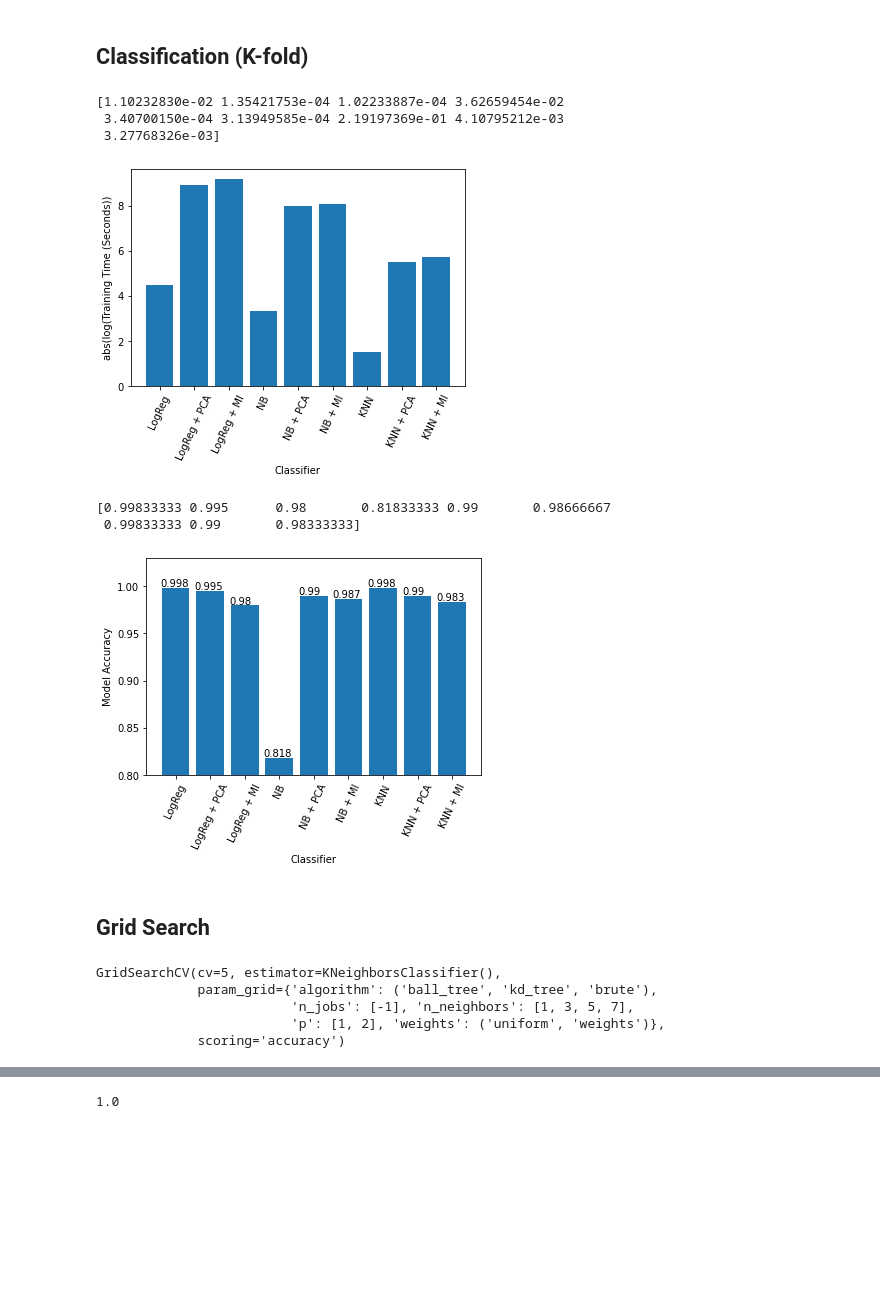
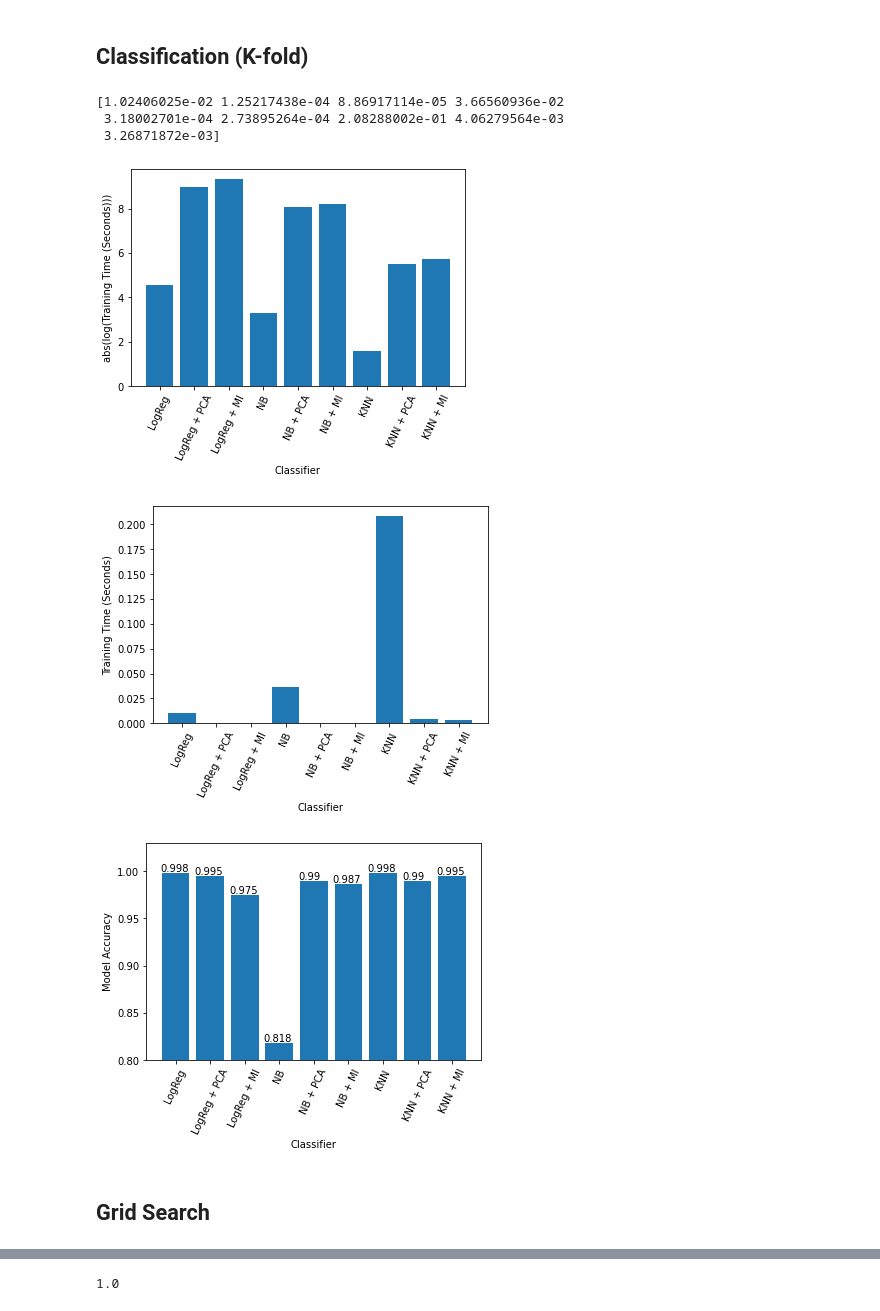
Before and after one commit to alina-dima/PR-for-AI, a Jupyter notebook: Assignment 2/Genes/genes.ipynb, the cells around one changed output, grey strips where cells are left out. Drawn from its saved outputs; the diff is of its cells as text; code cells hidden in the pictures; blank space fills up the shorter version.

Commit message:
new graphs

```diff
--- a/Assignment 2/Genes/genes.ipynb
+++ b/Assignment 2/Genes/genes.ipynb
@@ -229,8 +229,11 @@ pca_n_comp_knn = comps[4]
 # %% [markdown]
 ### Mutual Information
 # %%
+def own_mutual_info_classif(X, y):
+    return mutual_info_classif(X, y, random_state=RANDOM_STATE)
+
 def rank_features(x, y):
-    selector = SelectKBest(mutual_info_classif, k="all")
+    selector = SelectKBest(own_mutual_info_classif, k="all")
     selector.fit(x, y)
     feature_importance = np.flip(np.argsort(selector.scores_))
     return feature_importance
@@ -301,5 +304,5 @@ plt.show()
 # %%
-mi_feat_logreg = num_feats[0]
+mi_feat_logreg = num_feats[1]
 mi_feat_nb = num_feats[2]
 mi_feat_knn = num_feats[4]
 # %%
@@ -375,14 +378,14 @@ def cross_val(model, x, y, data_manip=None, normalizer=None, splits=5, metrics=[
 # %%
 results = {}
 
-test_models = [("LogReg", LogisticRegression(), pca_n_comp_logreg, mi_feat_logreg, None),
+test_models = [("LogReg", LogisticRegression(random_state=RANDOM_STATE), pca_n_comp_logreg, mi_feat_logreg, StandardScaler()),
                ("NB", GaussianNB(), pca_n_comp_nb, mi_feat_nb, None),
                ("KNN", KNeighborsClassifier(n_neighbors=3), pca_n_comp_knn, mi_feat_knn, None)
               ]
 
 for m in test_models:
     results[m[0]] = cross_val(m[1], X_train_bal, y_train_bal)
-    results[m[0] + " + PCA"] = cross_val(m[1], X_train_bal, y_train_bal, PCA(n_components=m[2]))
+    results[m[0] + " + PCA"] = cross_val(m[1], X_train_bal, y_train_bal, PCA(n_components=m[2], random_state=RANDOM_STATE))
     results[m[0] + " + MI"] = cross_val(m[1], X_train_bal, y_train_bal, m[3], m[4])
 # %%
 def bar_plot(index, log=False):
@@ -396,37 +399,35 @@ def bar_plot(index, log=False):
     return arr
 # %%
 bar_plot(0, log=True)
-plt.ylabel("abs(log(Training Time (Seconds))")
-save_plot("time_compare")
+plt.ylabel("abs(log(Training Time (Seconds)))")
+save_plot("time_compare_log")
+plt.show()
+
+bar_plot(0, log=False)
+plt.ylabel("Training Time (Seconds)")
+save_plot("time_compare_std")
 plt.show()
 
 y = bar_plot(1)
 xlocs, xlabs = plt.xticks()
 for i, v in enumerate(y):
     plt.text(xlocs[i] - 0.45, v + 0.001, str(round(v,3)))
 plt.ylim(0.8, 1.03)
 plt.ylabel("Model Accuracy")
 save_plot("acc_compare")
 plt.show()
 # %% [output]
-[1.10232830e-02 1.35421753e-04 1.02233887e-04 3.62659454e-02
- 3.40700150e-04 3.13949585e-04 2.19197369e-01 4.10795212e-03
- 3.27768326e-03]
+[1.02406025e-02 1.25217438e-04 8.86917114e-05 3.66560936e-02
+ 3.18002701e-04 2.73895264e-04 2.08288002e-01 4.06279564e-03
+ 3.26871872e-03]
 [figure]
-[0.99833333 0.995      0.98       0.81833333 0.99       0.98666667
- 0.99833333 0.99       0.98333333]
-[figure, old version]
+[figure, new version]
+[figure, added]
 # %% [markdown]
 ## Grid Search
 # %%
 n_folds = 5
 # %%
-param_knn = {'n_neighbors':[1, 3, 5, 7], 'weights':('uniform', 'weights'), 'p': [1, 2], 'n_jobs': [-1], 'algorithm': ('ball_tree','kd_tree','brute')}
-gs_knn = GridSearchCV(KNeighborsClassifier(), param_knn, cv=n_folds, scoring='accuracy')
-gs_knn.fit(X_train_bal, y_train_bal)
+# param_knn = {'n_neighbors':[1, 3, 5, 7], 'weights':('uniform', 'weights'), 'p': [1, 2], 'n_jobs': [-1], 'algorithm': ('ball_tree','kd_tree','brute')}
+# gs_knn = GridSearchCV(KNeighborsClassifier(), param_knn, cv=n_folds, scoring='accuracy')
+# gs_knn.fit(X_train_bal, y_train_bal)
-# %% [output]
-GridSearchCV(cv=5, estimator=KNeighborsClassifier(),
-             param_grid={'algorithm': ('ball_tree', 'kd_tree', 'brute'),
-                         'n_jobs': [-1], 'n_neighbors': [1, 3, 5, 7],
-                         'p': [1, 2], 'weights': ('uniform', 'weights')},
-             scoring='accuracy')
```
Also changed, not shown: parts of 17 cells of this notebook, 19 other files.
